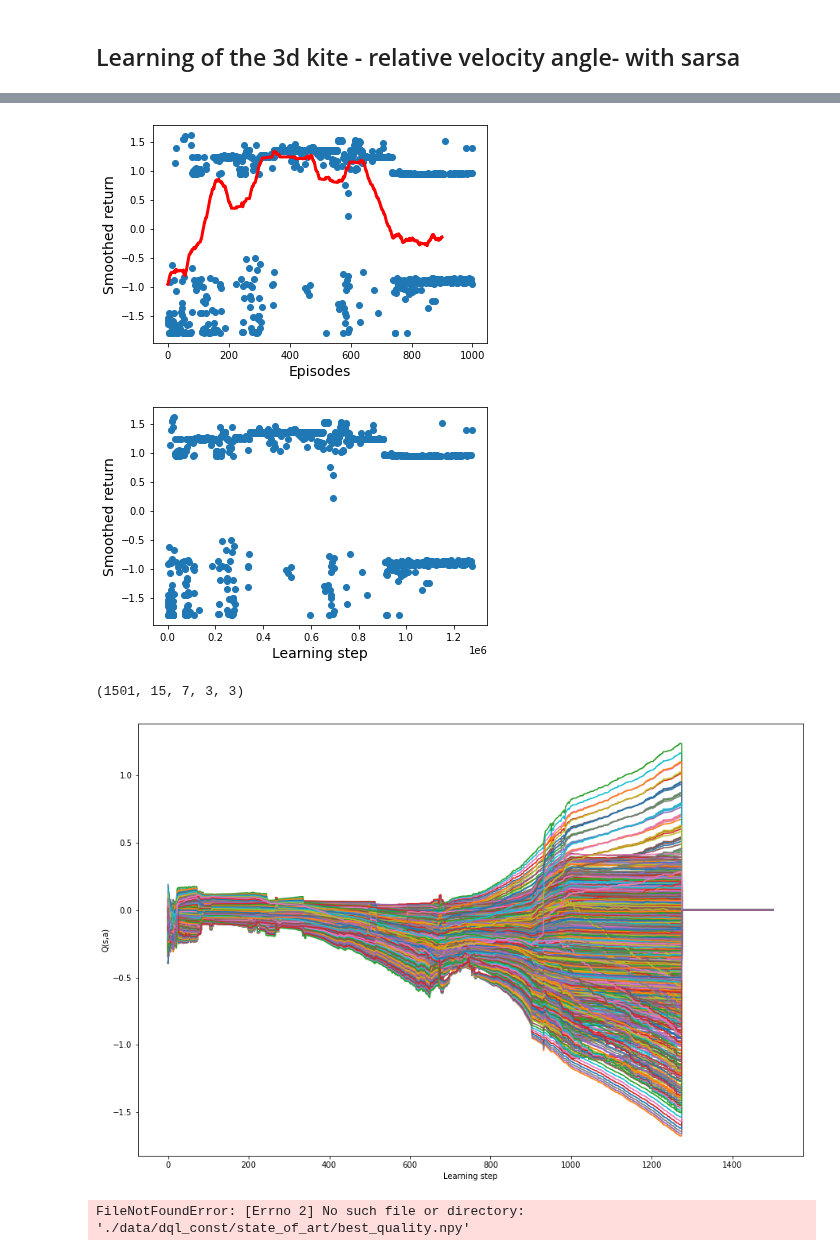
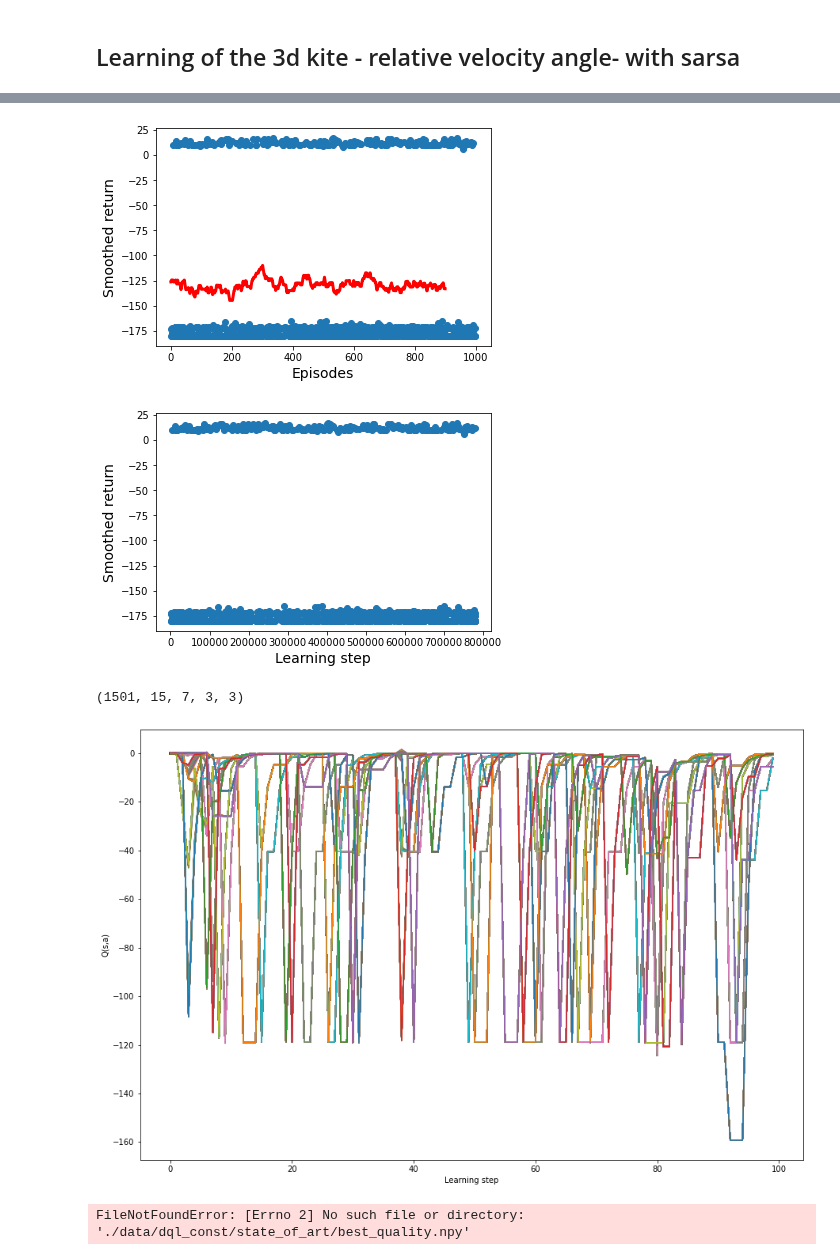
Before and after one commit to lorenzobasile/KiteRL, a Jupyter notebook: analyze_training.ipynb, the cells around one changed output, grey strips where cells are left out. Drawn from its saved outputs; the diff is of its cells as text; code cells hidden in the pictures.

```diff
--- a/analyze_training.ipynb
+++ b/analyze_training.ipynb
@@ -5,7 +5,7 @@ import matplotlib.pyplot as plt
 import utils as ut
 
 system_name = 'dql_const'
-run_name = 'state_of_art'
+run_name = 'state_of_art_2'
 data_dir = './data/' + system_name + '/' + run_name + '/'
 #plot_dir = '../plots/'+system_name+'/'+run_name+'/'
 # %% [markdown]
@@ -68,7 +68,7 @@ plt.plot(smooth, color='red', lw=3)
 plt.savefig(data_dir+'return.png', dpi=200)
 plt.show()
 # %% [output]
-[figure, old version]
+[figure, new version]
 # %%
 plt.xlabel('Learning step', fontsize=14)
 plt.ylabel('Smoothed return', fontsize=14)
@@ -80,24 +80,24 @@ plt.plot(l_steps, r_traj, 'o')
 
 plt.show()
 # %% [output]
-[figure, old version]
+[figure, new version]
 # %%
 Q_traj = np.load(data_dir+"quality_traj.npy")
 print(Q_traj.shape)
 
 Q_traj = Q_traj.reshape(Q_traj.shape[0], -1)
 #print(Q_traj.shape)
 
 plt.figure(figsize = (15,10))
 for i in range(Q_traj.shape[1]):
-    plt.plot(Q_traj[0:5000,i])
+    plt.plot(Q_traj[0:100,i])
 plt.ylabel("Q(s,a)")
 plt.xlabel("Learning step")
 plt.savefig(data_dir+"quality_traj.png")
 plt.show()
 # %% [output]
 (1501, 15, 7, 3, 3)
-[figure, old version]
+[figure, new version]
 # %%
 Q = np.load(data_dir+"best_quality.npy")
 ind = np.argmax(Q_traj[4800])
```
Also changed, not shown: parts of 2 cells of this notebook, 3 other files.
